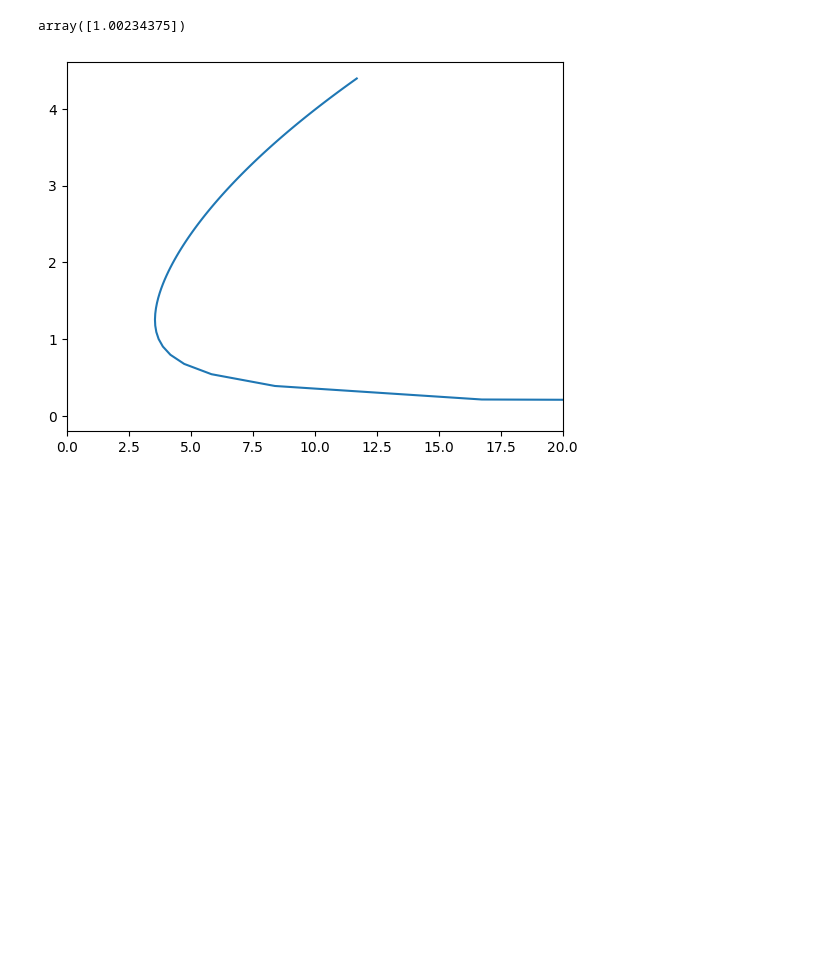
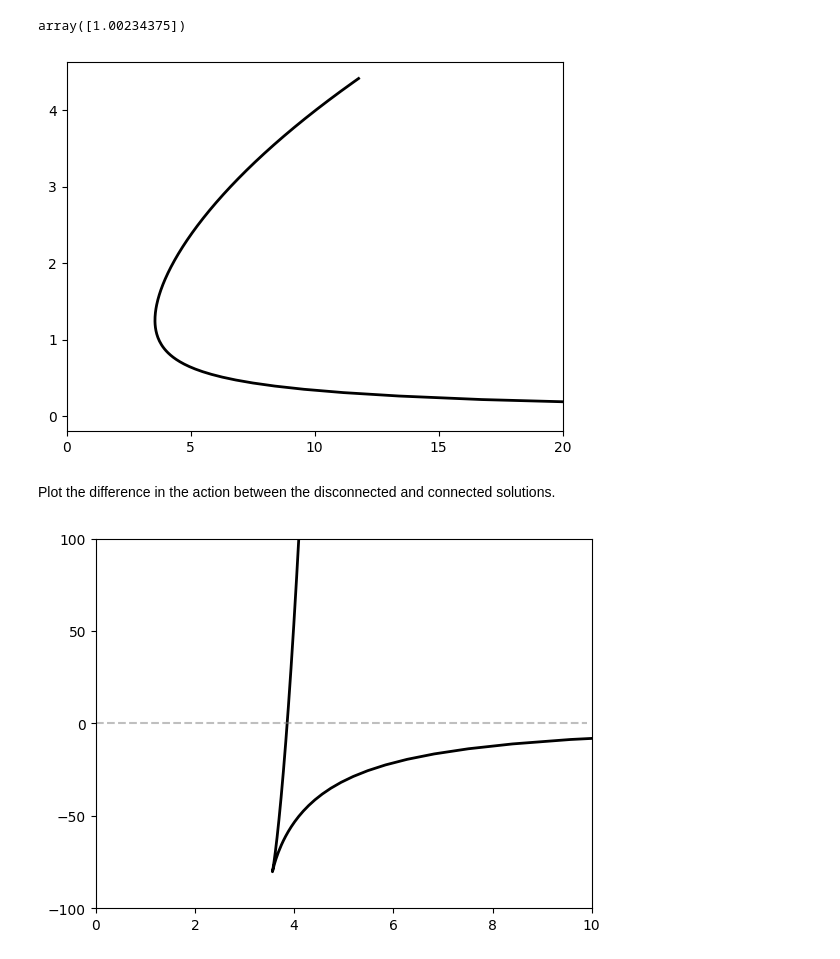
Before and after one commit to jchryssanthacopoulos/wormholes, a Jupyter notebook: einstein_maxwell_ads4_euclidean_connected.ipynb, the cells around one changed output. Saved outputs shown, nothing was run; the diff lists cells and outputs as text; code cells hidden in the pictures; blank space fills up the shorter version.

```diff
--- a/einstein_maxwell_ads4_euclidean_connected.ipynb
+++ b/einstein_maxwell_ads4_euclidean_connected.ipynb
@@ -223,7 +229,30 @@ def get_r0_over_L(phi_star):
 # %%
 r0_over_L = get_r0_over_L(phi_star)
 # %%
-plt.plot(phi_0, r0_over_L)
+plt.plot(phi_0, r0_over_L, c='k', lw=2)
+plt.xticks([0, 5, 10, 15, 20])
 plt.xlim([0, 20]);
 # %% [output]
-[figure, old version]
+[figure, new version]
+# %% [markdown]
+Plot the difference in the action between the disconnected and connected solutions.
+# %%
+def get_action_connected(phi_star):
+    _, b = get_a_b(phi_star)
+    X = 1 + 1 / b ** 2
+    S = 2 * (X - 1) * ellipe(-X) - (X - 2) * ellipk(-X) + 3 * X * np.sinh(4 * np.sqrt(X - 1) * ellipk(-X)) / (4 * np.sqrt(X - 1))
+    return 8 * np.pi ** 2 * S / (X - 1) ** 1.5
+# %%
+def get_action_disconnected(phi_0):
+    return 8 * np.pi ** 2 * (1 + 3 * phi_0 ** 2)
+# %%
+S_c = [get_action_connected(ps) for ps in phi_star]
+S_d = get_action_disconnected(phi_0)
+# %%
+plt.plot(phi_0, 2 * S_d - S_c, c='k', lw=2)
+plt.plot(np.arange(0, 10, 0.1), np.zeros(100), '--', c='gray', alpha=0.5)
+plt.yticks([-100, -50, 0, 50, 100])
+plt.xlim([0, 10])
+plt.ylim([-100, 100]);
+# %% [output]
+[figure, added]
```
Also changed, not shown: parts of 4 cells of this notebook, 1 other file.
